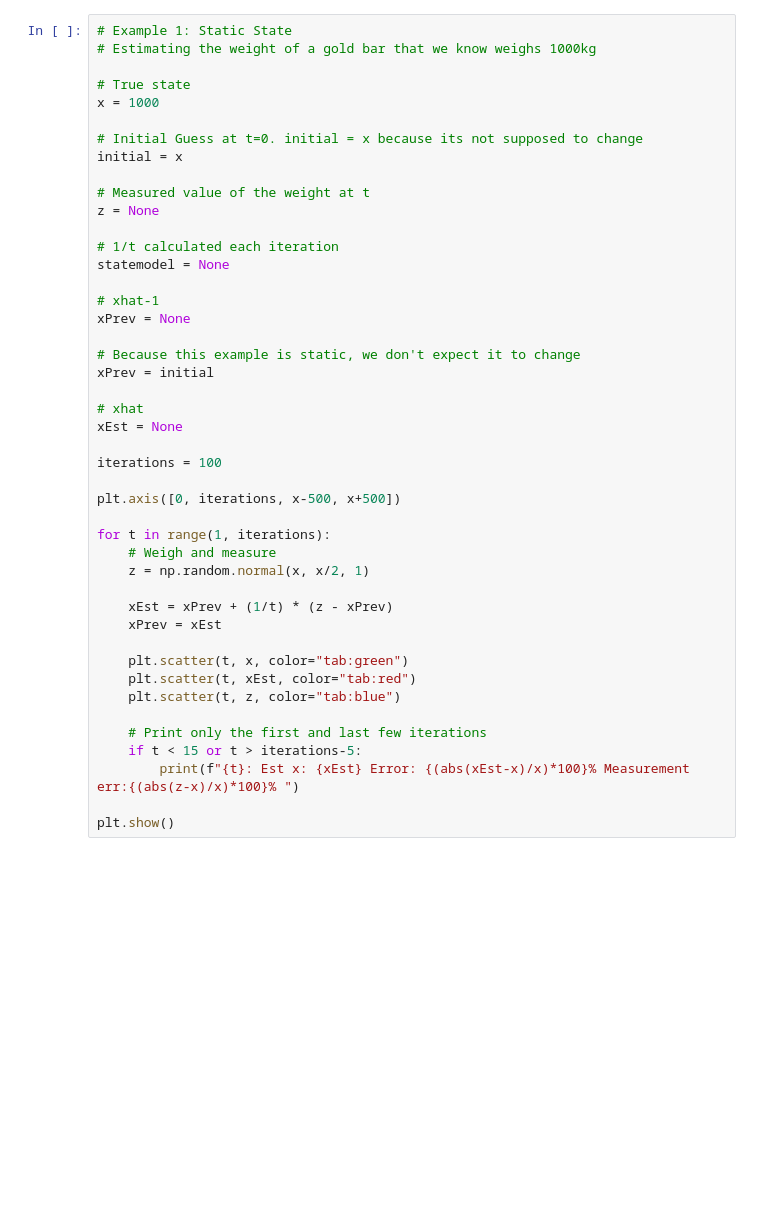
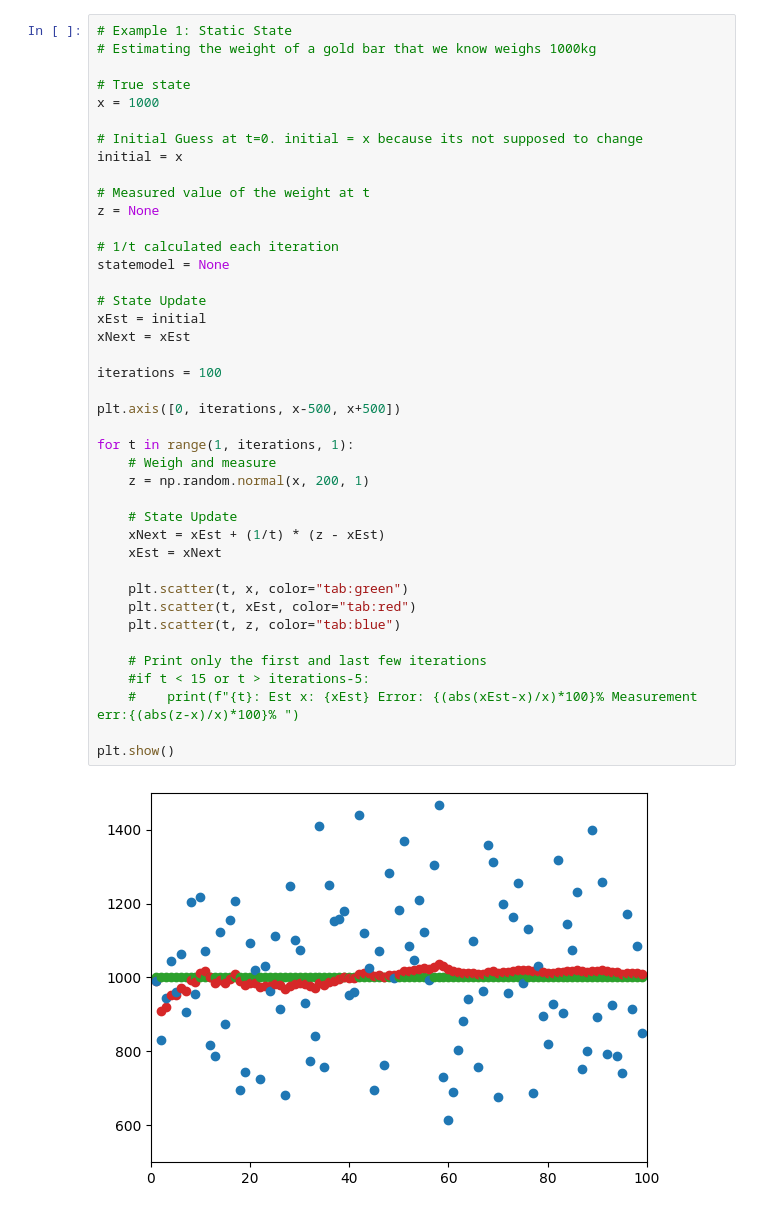
Before and after one commit to ianwal/kalmanfilter, a Jupyter notebook: a-b-filter.ipynb, the cells around one changed output. Cells and saved outputs as stored; diff of their text form; blank space fills up the shorter version.

```diff
--- a/a-b-filter.ipynb
+++ b/a-b-filter.ipynb
@@ -27,47 +29,45 @@ import math
 # Example 1: Static State
 # Estimating the weight of a gold bar that we know weighs 1000kg
 
 # True state
 x = 1000
 
 # Initial Guess at t=0. initial = x because its not supposed to change
 initial = x
 
 # Measured value of the weight at t
 z = None
 
 # 1/t calculated each iteration
 statemodel = None
 
-# xhat-1
-xPrev = None
-
-# Because this example is static, we don't expect it to change
-xPrev = initial
-
-# xhat
-xEst = None
+# State Update
+xEst = initial
+xNext = xEst
 
 iterations = 100
 
 plt.axis([0, iterations, x-500, x+500])
 
-for t in range(1, iterations):
+for t in range(1, iterations, 1):
     # Weigh and measure
-    z = np.random.normal(x, x/2, 1)
+    z = np.random.normal(x, 200, 1)
 
-    xEst = xPrev + (1/t) * (z - xPrev)
-    xPrev = xEst
+    # State Update
+    xNext = xEst + (1/t) * (z - xEst)
+    xEst = xNext
 
     plt.scatter(t, x, color="tab:green")
     plt.scatter(t, xEst, color="tab:red")
     plt.scatter(t, z, color="tab:blue")
 
     # Print only the first and last few iterations
-    if t < 15 or t > iterations-5:
-        print(f"{t}: Est x: {xEst} Error: {(abs(xEst-x)/x)*100}% Measurement err:{(abs(z-x)/x)*100}% ")
+    #if t < 15 or t > iterations-5:
+    #    print(f"{t}: Est x: {xEst} Error: {(abs(xEst-x)/x)*100}% Measurement err:{(abs(z-x)/x)*100}% ")
 
 plt.show()
+# %% [output]
+[figure, added]
 # %%
 '''
 Example 2 - Tracking the Constant Velocity Aircraft in 1D
```
Also changed, not shown: parts of 6 cells of this notebook, 2 other files.
